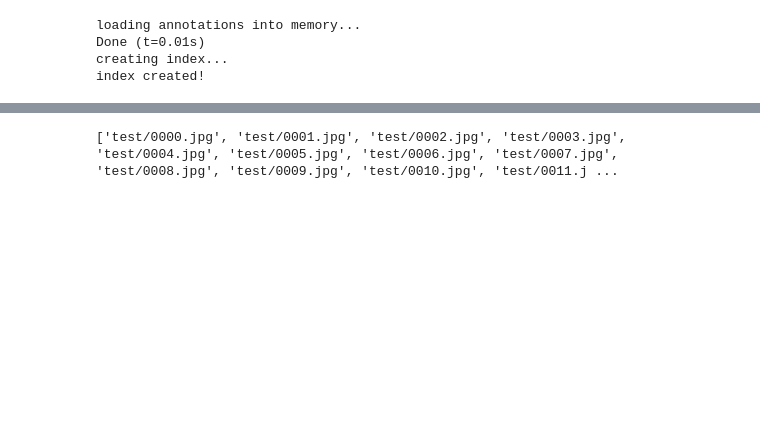
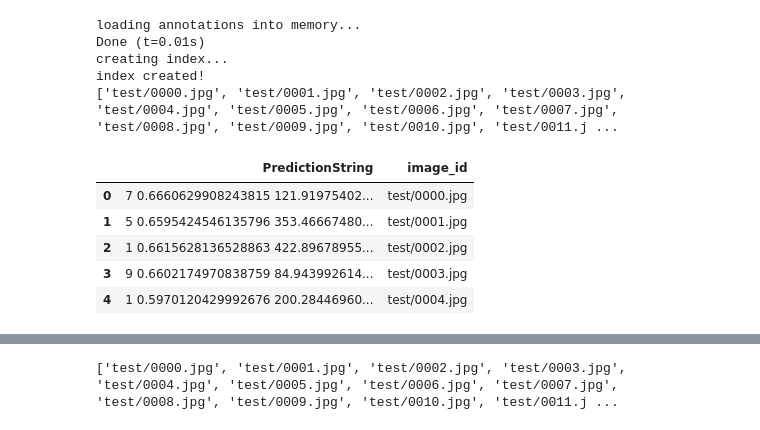
Before and after one commit to boostcampaitech5/level2_objectdetection-cv-01, a Jupyter notebook: mmdetection/Ensemble.ipynb, the cells around one changed output, grey strips where cells are left out. Saved outputs shown, nothing was run; the diff lists cells and outputs as text; code cells hidden in the pictures; blank space fills up the shorter version.

```diff
--- a/mmdetection/Ensemble.ipynb
+++ b/mmdetection/Ensemble.ipynb
@@ -33,11 +36,13 @@ submission_df
 annotation = '../../dataset/test.json'
 coco = COCO(annotation)
 image_ids = submission_df[0]['image_id'].tolist()
+print(image_ids)
 # %% [output]
 loading annotations into memory...
 Done (t=0.01s)
 creating index...
 index created!
+['test/0000.jpg', 'test/0001.jpg', 'test/0002.jpg', 'test/0003.jpg', 'test/0004.jpg', 'test/0005.jpg', 'test/0006.jpg', 'test/0007.jpg', 'test/0008.jpg', 'test/0009.jpg', 'test/0010.jpg', 'test/0011.j ...
 # %%
 prediction_strings = []
 file_names = []
@@ -78,6 +91,20 @@ for i, image_id in enumerate(image_ids):
 
     prediction_strings.append(prediction_string)
     file_names.append(image_id)
+# %%
+submission = pd.DataFrame()
+submission['PredictionString'] = prediction_strings
+submission['image_id'] = file_names
+submission.to_csv('./Ensemble/submission_ensemble4.csv')
+
+submission.head()
+# %% [output]
+|  | PredictionString | image_id |
+| 0 | 7 0.6660629908243815 121.91975402... | test/0000.jpg |
+| 1 | 5 0.6595424546135796 353.46667480... | test/0001.jpg |
+| 2 | 1 0.6615628136528863 422.89678955... | test/0002.jpg |
+| 3 | 9 0.6602174970838759 84.943992614... | test/0003.jpg |
+| 4 | 1 0.5970120429992676 200.28446960... | test/0004.jpg |
 # %%
 submission = pd.DataFrame()
 submission['PredictionString'] = prediction_strings
```
Also changed, not shown: parts of 7 cells of this notebook, 14 other files.
